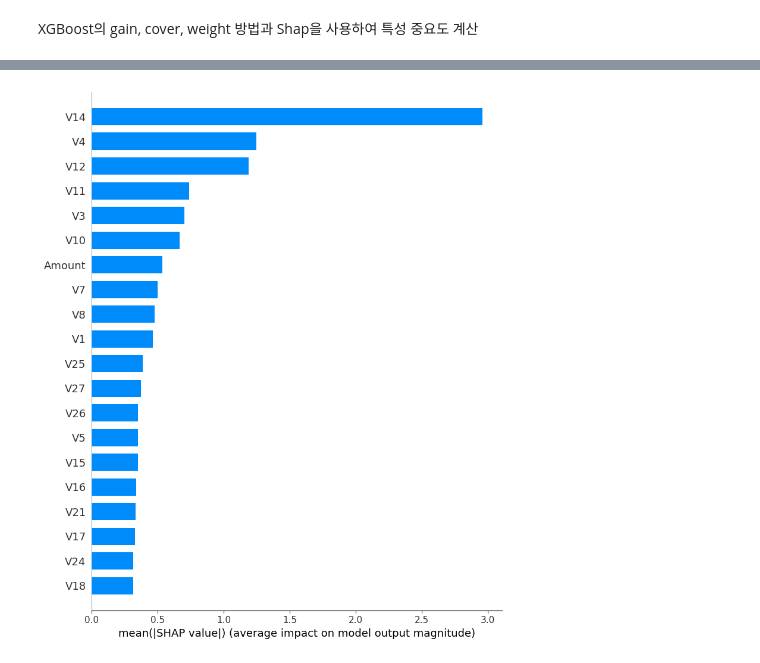
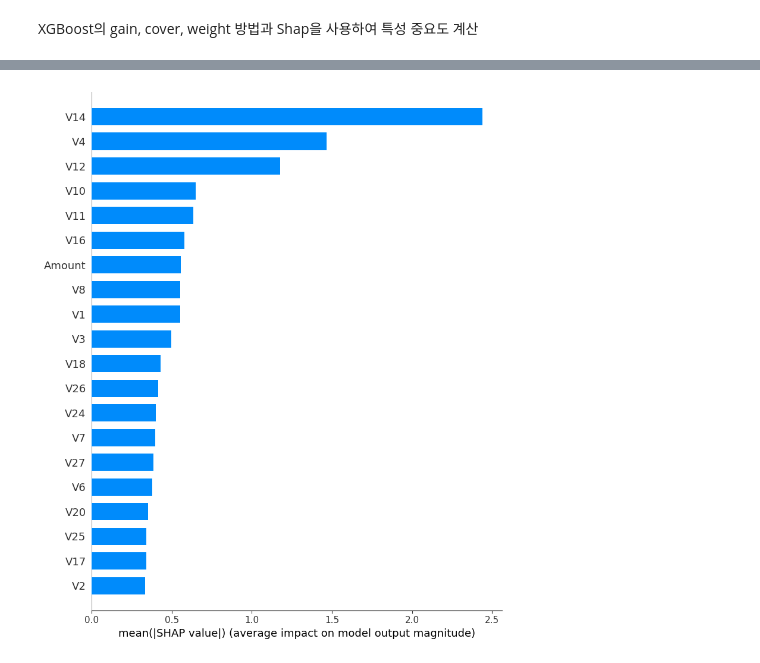
Before and after one commit to Kyyle2114/Comparative-Study-of-Building-Effective-Credit-Card-Fraud-Detection-Process, a Jupyter notebook: feature_importance.ipynb, the cells around one changed output, grey strips where cells are left out. Cells and saved outputs as stored; diff of their text form; code cells hidden in the pictures.

```diff
--- a/feature_importance.ipynb
+++ b/feature_importance.ipynb
@@ -105,10 +228,10 @@ X_test
 # %%
 import shap
 
 # SHAP를 계산하기 위해 마지막 XGBoost 모델 사용
 shap_explainer = shap.TreeExplainer(model)
-shap_values = shap_explainer.shap_values(X_test.iloc[:, :-1])
+shap_values = shap_explainer.shap_values(X_test)
 
-shap.summary_plot(shap_values, X_test.iloc[:, :-1], plot_type="bar")
+shap.summary_plot(shap_values, X_test, plot_type="bar")
 # %% [output]
-[figure, old version]
+[figure, new version]
```
Also changed, not shown: parts of 10 cells of this notebook, 3 other files.
